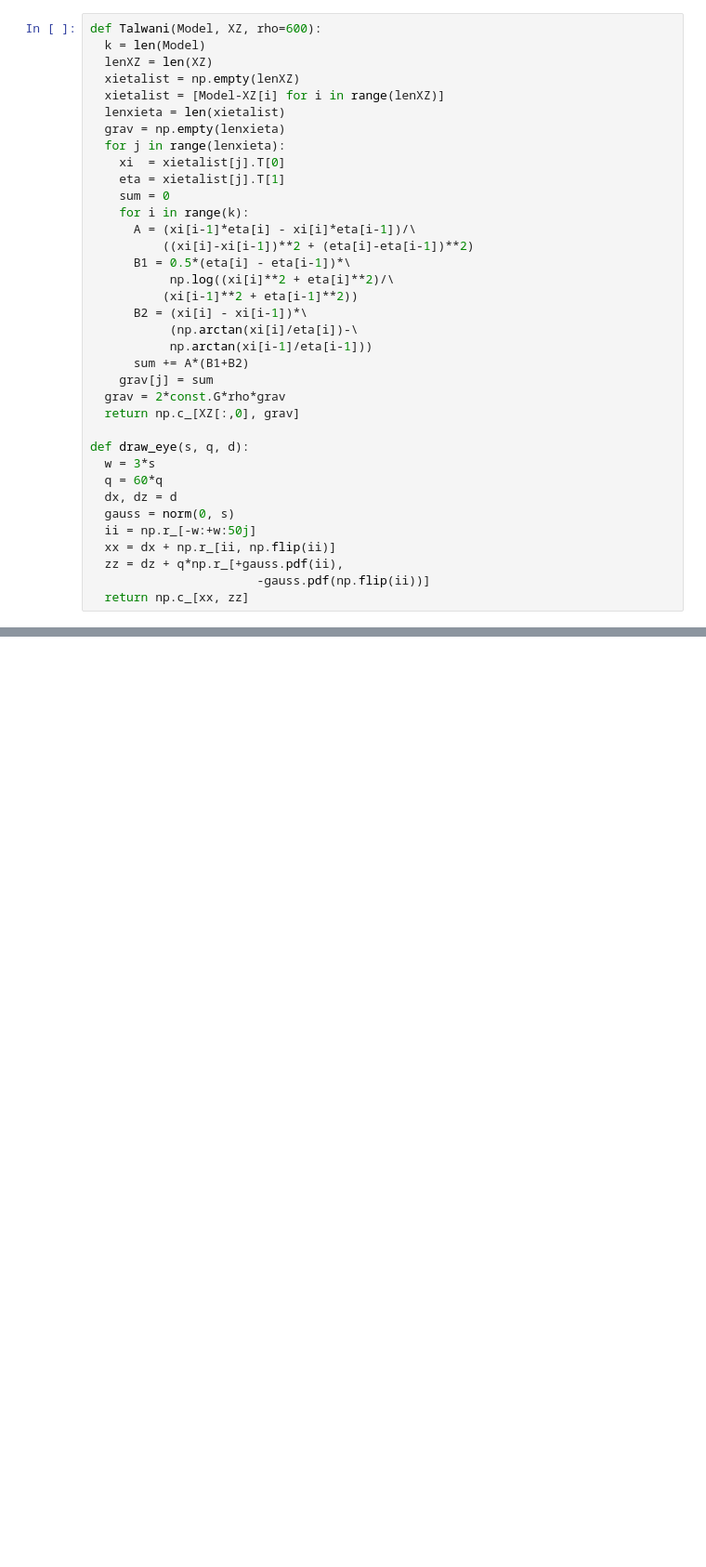
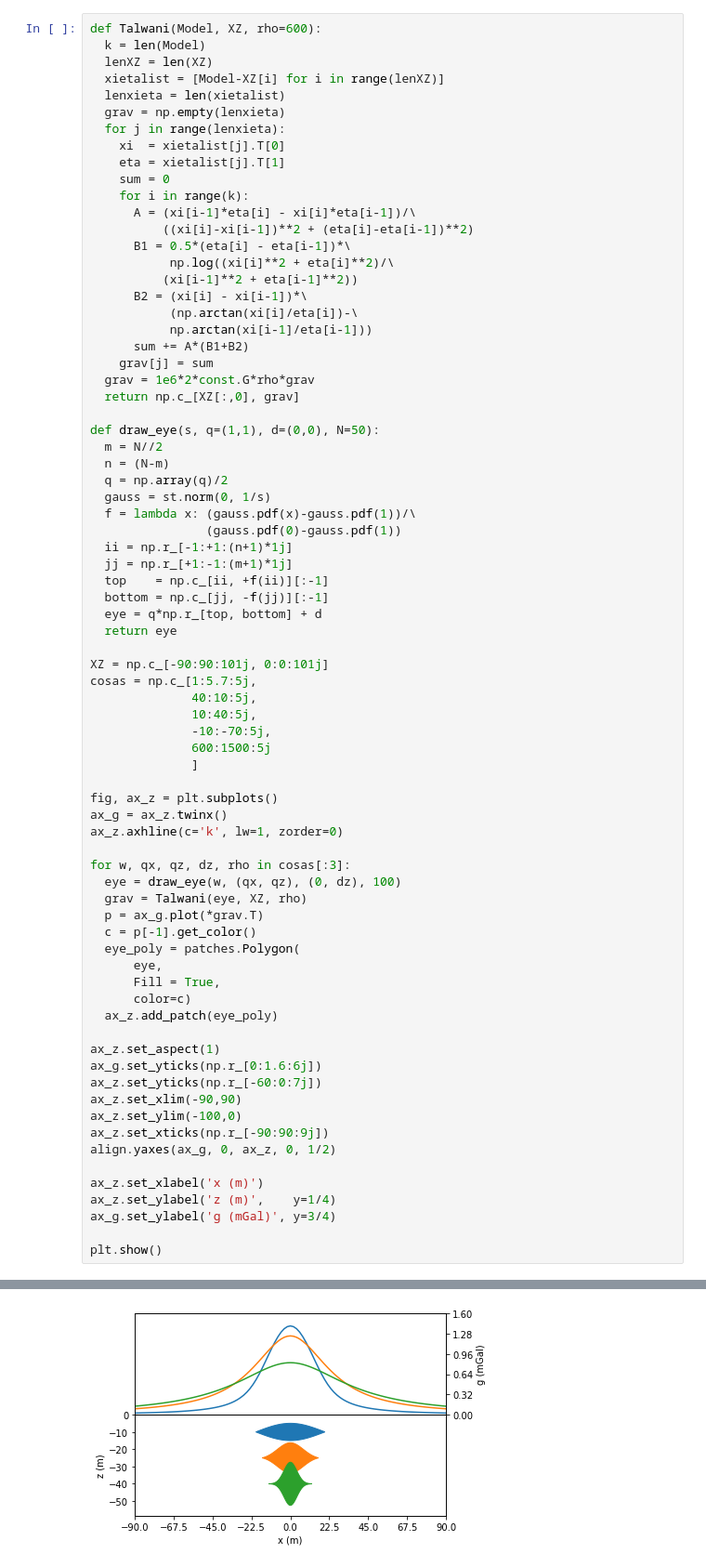
Before and after one commit to edwardptera/SHIMIA-Gravimetrico, a Jupyter notebook: Gravimetry/Unicidad.ipynb, the cells around one changed output, grey strips where cells are left out. Shown at 93% size. Drawn from its saved outputs; the diff is of its cells as text; blank space fills up the shorter version.

```diff
--- a/Gravimetry/Unicidad.ipynb
+++ b/Gravimetry/Unicidad.ipynb
@@ -323,7 +316,6 @@ https://32955.gradio.app
 def Talwani(Model, XZ, rho=600):
   k = len(Model)
   lenXZ = len(XZ)
-  xietalist = np.empty(lenXZ)
   xietalist = [Model-XZ[i] for i in range(lenXZ)]
   lenxieta = len(xietalist)
   grav = np.empty(lenxieta)
@@ -342,18 +334,58 @@ def Talwani(Model, XZ, rho=600):
            np.arctan(xi[i-1]/eta[i-1]))
       sum += A*(B1+B2)
     grav[j] = sum
-  grav = 2*const.G*rho*grav
+  grav = 1e6*2*const.G*rho*grav
   return np.c_[XZ[:,0], grav]
 
-def draw_eye(s, q, d):
-  w = 3*s
-  q = 60*q
-  dx, dz = d
-  gauss = norm(0, s)
-  ii = np.r_[-w:+w:50j]
-  xx = dx + np.r_[ii, np.flip(ii)]
-  zz = dz + q*np.r_[+gauss.pdf(ii),
-                       -gauss.pdf(np.flip(ii))]
-  return np.c_[xx, zz]
+def draw_eye(s, q=(1,1), d=(0,0), N=50):
+  m = N//2
+  n = (N-m)
+  q = np.array(q)/2
+  gauss = st.norm(0, 1/s)
+  f = lambda x: (gauss.pdf(x)-gauss.pdf(1))/\
+                (gauss.pdf(0)-gauss.pdf(1))
+  ii = np.r_[-1:+1:(n+1)*1j]
+  jj = np.r_[+1:-1:(m+1)*1j]
+  top    = np.c_[ii, +f(ii)][:-1]
+  bottom = np.c_[jj, -f(jj)][:-1]
+  eye = q*np.r_[top, bottom] + d
+  return eye
+
+XZ = np.c_[-90:90:101j, 0:0:101j]
+cosas = np.c_[1:5.7:5j,
+              40:10:5j,
+              10:40:5j,
+              -10:-70:5j,
+              600:1500:5j
+              ]
+
+fig, ax_z = plt.subplots()
+ax_g = ax_z.twinx()
+ax_z.axhline(c='k', lw=1, zorder=0)
+
+for w, qx, qz, dz, rho in cosas[:3]:
+  eye = draw_eye(w, (qx, qz), (0, dz), 100)
+  grav = Talwani(eye, XZ, rho)
+  p = ax_g.plot(*grav.T)
+  c = p[-1].get_color()
+  eye_poly = patches.Polygon(
+      eye,
+      Fill = True,
+      color=c)
+  ax_z.add_patch(eye_poly)
+
+ax_z.set_aspect(1)
+ax_g.set_yticks(np.r_[0:1.6:6j])
+ax_z.set_yticks(np.r_[-60:0:7j])
+ax_z.set_xlim(-90,90)
+ax_z.set_ylim(-100,0)
+ax_z.set_xticks(np.r_[-90:90:9j])
+align.yaxes(ax_g, 0, ax_z, 0, 1/2)
+
+ax_z.set_xlabel('x (m)')
+ax_z.set_ylabel('z (m)',    y=1/4)
+ax_g.set_ylabel('g (mGal)', y=3/4)
+
+plt.show()
 # %% [output]
 [interactive output not drawn]
@@ -360,0 +392 @@ def draw_eye(s, q, d):
+[figure, added]
```
Also changed, not shown: parts of 10 cells of this notebook, 4 other files.
